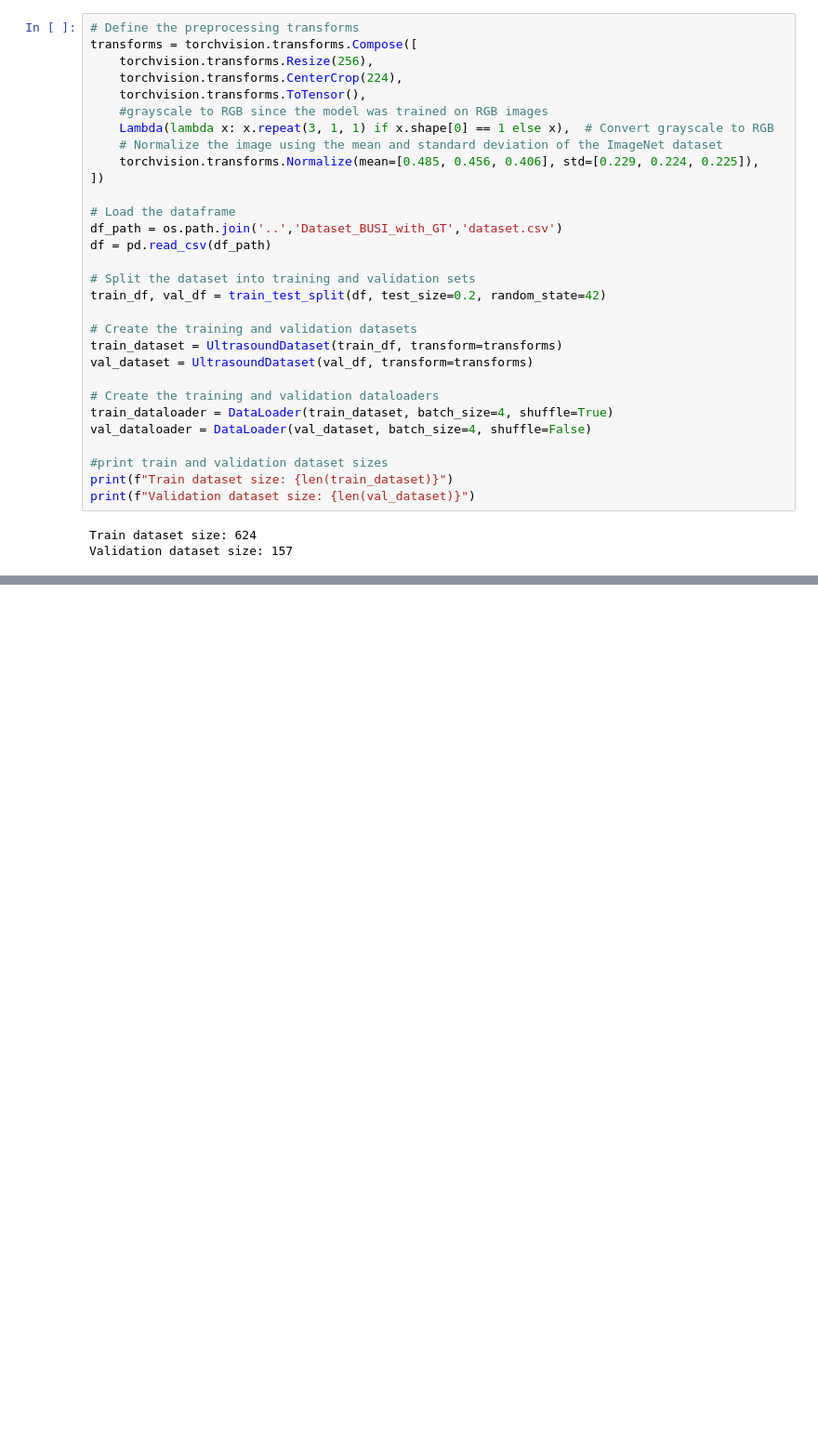
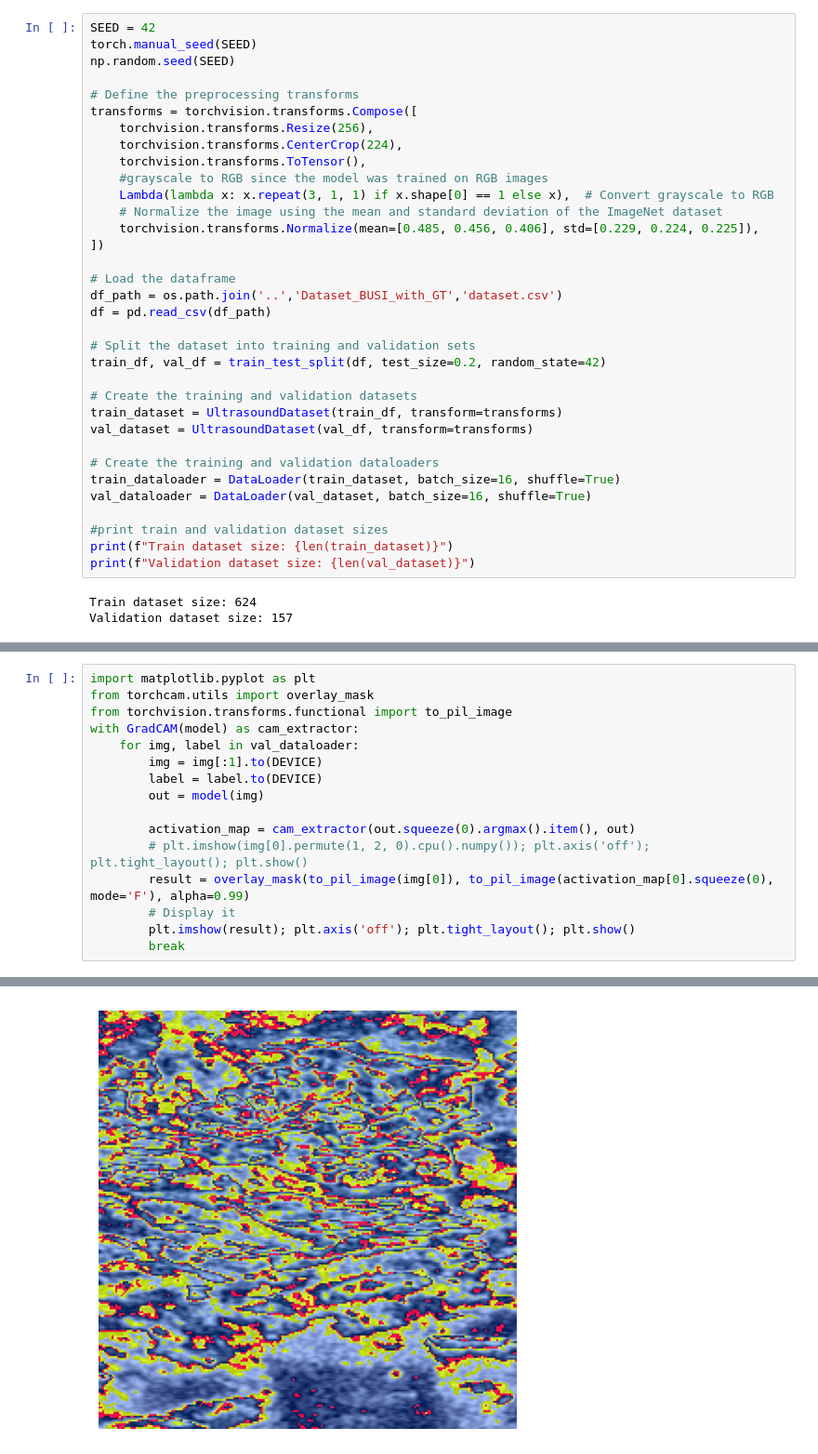
Before and after one commit to rushikeshpawar22581/DLCV-Project2024-Automated_prompt_extraction_for_SAM, a Jupyter notebook: ResNet50_gradcam/resnet50_gradcam.ipynb, the cells around one changed output, grey strips where cells are left out. Shown at 93% size. Saved outputs shown, nothing was run; the diff lists cells and outputs as text; blank space fills up the shorter version.

```diff
--- a/ResNet50_gradcam/resnet50_gradcam.ipynb
+++ b/ResNet50_gradcam/resnet50_gradcam.ipynb
@@ -43,4 +196,8 @@ class UltrasoundDataset(Dataset):
 # %%
+SEED = 42
+torch.manual_seed(SEED)
+np.random.seed(SEED)
+
 # Define the preprocessing transforms
 transforms = torchvision.transforms.Compose([
     torchvision.transforms.Resize(256),
@@ -64,8 +221,8 @@ train_dataset = UltrasoundDataset(train_df, transform=transforms)
 val_dataset = UltrasoundDataset(val_df, transform=transforms)
 
 # Create the training and validation dataloaders
-train_dataloader = DataLoader(train_dataset, batch_size=4, shuffle=True)
-val_dataloader = DataLoader(val_dataset, batch_size=4, shuffle=False)
+train_dataloader = DataLoader(train_dataset, batch_size=16, shuffle=True)
+val_dataloader = DataLoader(val_dataset, batch_size=16, shuffle=True)
 
 #print train and validation dataset sizes
 print(f"Train dataset size: {len(train_dataset)}")
@@ -212,0 +381,17 @@ class ClassificationTrainer:
+# %%
+import matplotlib.pyplot as plt
+from torchcam.utils import overlay_mask
+from torchvision.transforms.functional import to_pil_image
+with GradCAM(model) as cam_extractor:
+    for img, label in val_dataloader:
+        img = img[:1].to(DEVICE)
+        label = label.to(DEVICE)
+        out = model(img)
+
+        activation_map = cam_extractor(out.squeeze(0).argmax().item(), out)
+        # plt.imshow(img[0].permute(1, 2, 0).cpu().numpy()); plt.axis('off'); plt.tight_layout(); plt.show()
+        result = overlay_mask(to_pil_image(img[0]), to_pil_image(activation_map[0].squeeze(0), mode='F'), alpha=0.99)
+        # Display it
+        plt.imshow(result); plt.axis('off'); plt.tight_layout(); plt.show()
+        break
+# %% [output]
@@ -212,0 +399 @@ class ClassificationTrainer:
+[figure, added]
```
Also changed, not shown: parts of 18 cells of this notebook, 1 other file.
